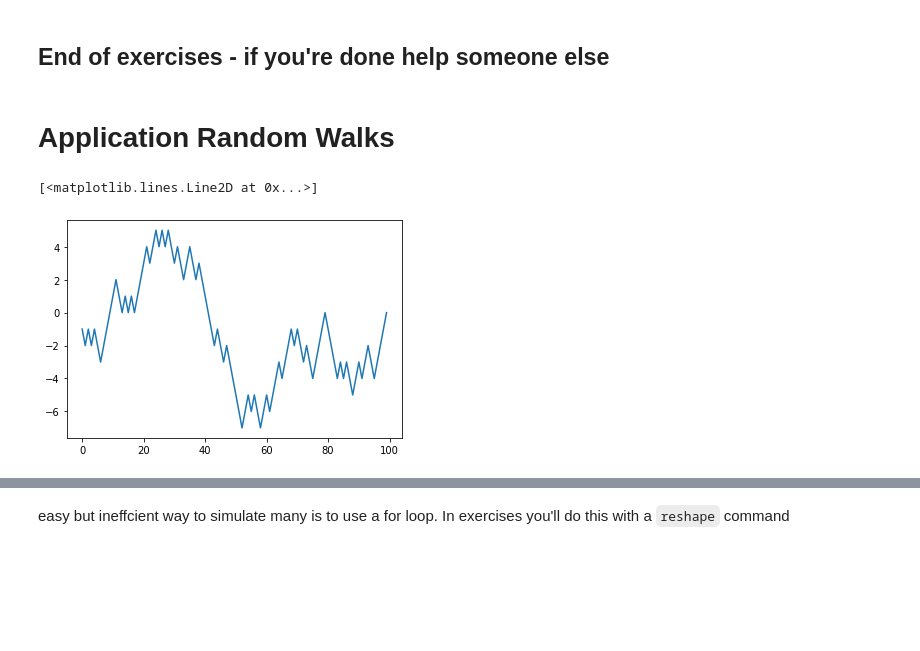
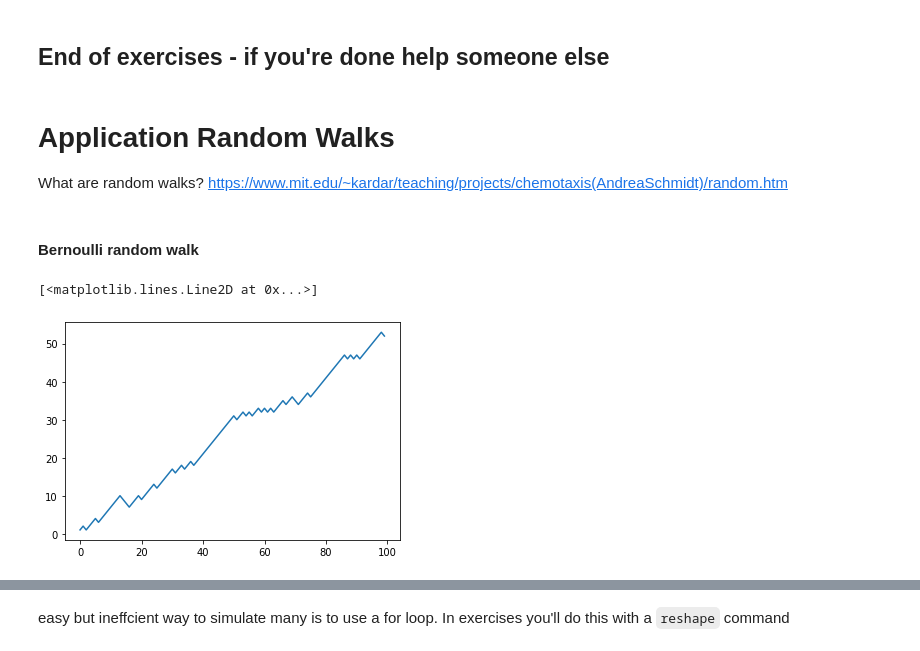
Before and after one commit to Hekstra-Lab/scientific-python-bootcamp, a Jupyter notebook: day1/Day1.ipynb, the cells around one changed output, grey strips where cells are left out. Saved outputs shown, nothing was run; the diff lists cells and outputs as text; code cells hidden in the pictures; blank space fills up the shorter version.

```diff
--- a/day1/Day1.ipynb
+++ b/day1/Day1.ipynb
@@ -871,14 +945,19 @@ plt.savefig('images/cube_4.png')
 [figure]
 # %% [markdown]
 ## End of exercises - if you're done help someone else
-# %% [markdown]
-# Application Random Walks
+# %% [markdown]
+# Application Random Walks
+
+What are random walks? https://www.mit.edu/~kardar/teaching/projects/chemotaxis(AndreaSchmidt)/random.htm
+# %% [markdown]
+#### Bernoulli random walk
 # %%
-steps = np.random.choice([-1,1],size=100)
+rng = np.random.default_rng()
+steps = rng.choice([-1,1],size=100,p=[.25,.75])
 np.sum(steps)
 np.cumsum(steps)
 positions = np.cumsum(steps)
 plt.plot(positions)
 # %% [output]
 [<matplotlib.lines.Line2D at 0x...>]
-[figure, old version]
+[figure, new version]
```
Also changed, not shown: parts of 51 cells of this notebook, 2 other files.
